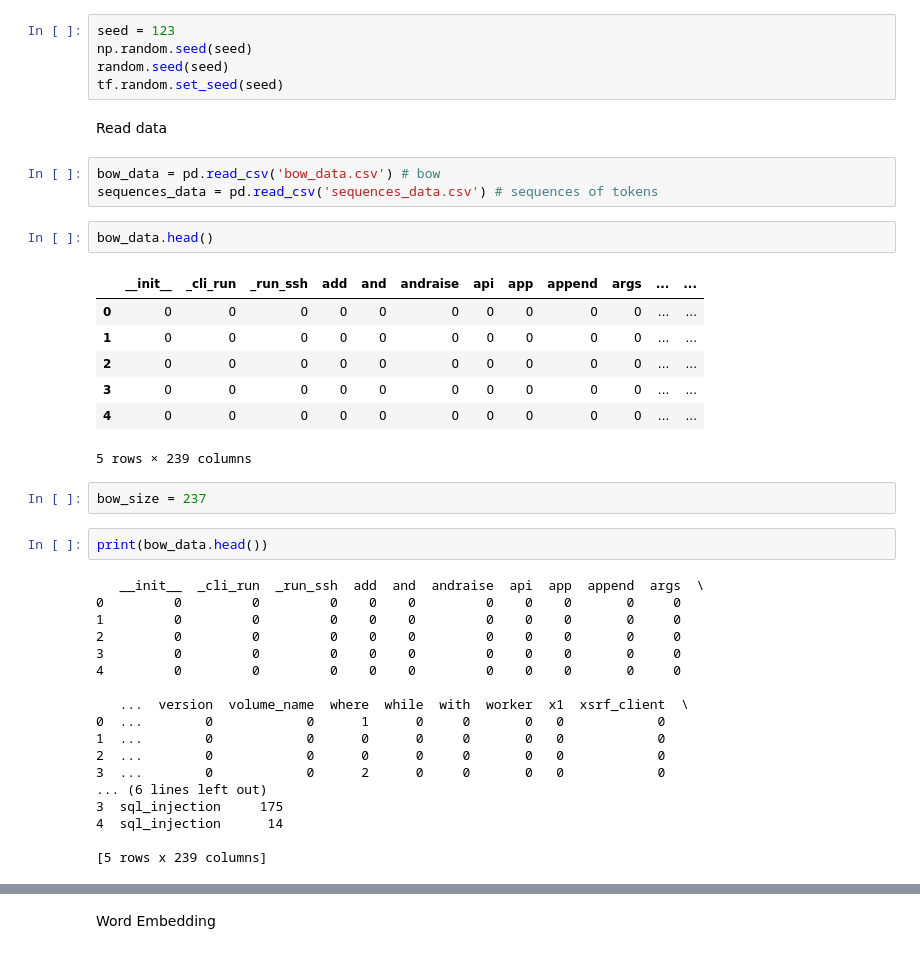
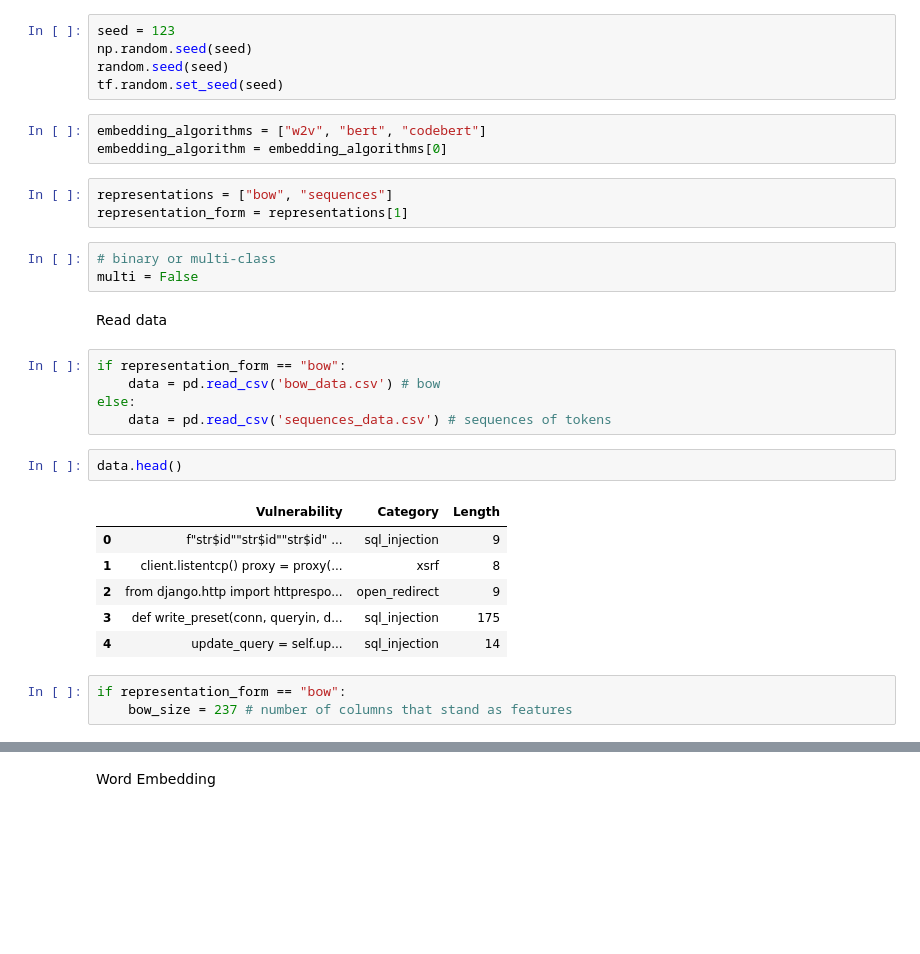
Before and after one commit to iliaskaloup/vuln_classification, a Jupyter notebook: category_prediction.ipynb, the cells around one changed output, grey strips where cells are left out. Saved outputs shown, nothing was run; the diff lists cells and outputs as text; blank space fills up the shorter version.

Commit message:
[Feature] Automate embedding, multi and represeantion selection

```diff
--- a/category_prediction.ipynb
+++ b/category_prediction.ipynb
@@ -65,40 +69,31 @@ seed = 123
 np.random.seed(seed)
 random.seed(seed)
 tf.random.set_seed(seed)
+# %%
+embedding_algorithms = ["w2v", "bert", "codebert"]
+embedding_algorithm = embedding_algorithms[0]
+# %%
+representations = ["bow", "sequences"]
+representation_form = representations[1]
+# %%
+# binary or multi-class
+multi = False
 # %% [markdown]
 Read data
 # %%
-bow_data = pd.read_csv('bow_data.csv') # bow
-sequences_data = pd.read_csv('sequences_data.csv') # sequences of tokens
+if representation_form == "bow":
+    data = pd.read_csv('bow_data.csv') # bow
+else:
+    data = pd.read_csv('sequences_data.csv') # sequences of tokens
 # %%
-bow_data.head()
+data.head()
 # %% [output]
-|  | __init__ | _cli_run | _run_ssh | add | and | andraise | api | app | append | args | ... | ... |
-| 0 | 0 | 0 | 0 | 0 | 0 | 0 | 0 | 0 | 0 | 0 | ... | ... |
-| 1 | 0 | 0 | 0 | 0 | 0 | 0 | 0 | 0 | 0 | 0 | ... | ... |
-| 2 | 0 | 0 | 0 | 0 | 0 | 0 | 0 | 0 | 0 | 0 | ... | ... |
-| 3 | 0 | 0 | 0 | 0 | 0 | 0 | 0 | 0 | 0 | 0 | ... | ... |
-| 4 | 0 | 0 | 0 | 0 | 0 | 0 | 0 | 0 | 0 | 0 | ... | ... |
+|  | Vulnerability | Category | Length |
+| 0 | f"str$id""str$id""str$id" ... | sql_injection | 9 |
+| 1 | client.listentcp() proxy = proxy(... | xsrf | 8 |
+| 2 | from django.http import httprespo... | open_redirect | 9 |
+| 3 | def write_preset(conn, queryin, d... | sql_injection | 175 |
+| 4 | update_query = self.up... | sql_injection | 14 |
-5 rows × 239 columns
 # %%
-bow_size = 237
+if representation_form == "bow":
+    bow_size = 237 # number of columns that stand as features
-# %%
-print(bow_data.head())
-# %% [output]
-   __init__  _cli_run  _run_ssh  add  and  andraise  api  app  append  args  \
-0         0         0         0    0    0         0    0    0       0     0
-1         0         0         0    0    0         0    0    0       0     0
-2         0         0         0    0    0         0    0    0       0     0
-3         0         0         0    0    0         0    0    0       0     0
-4         0         0         0    0    0         0    0    0       0     0
-
-   ...  version  volume_name  where  while  with  worker  x1  xsrf_client  \
-0  ...        0            0      1      0     0       0   0            0
-1  ...        0            0      0      0     0       0   0            0
-2  ...        0            0      0      0     0       0   0            0
-3  ...        0            0      2      0     0       0   0            0
-... (6 lines left out)
-3  sql_injection     175
-4  sql_injection      14
-
-[5 rows x 239 columns]
```
Also changed, not shown: parts of 32 cells of this notebook.
